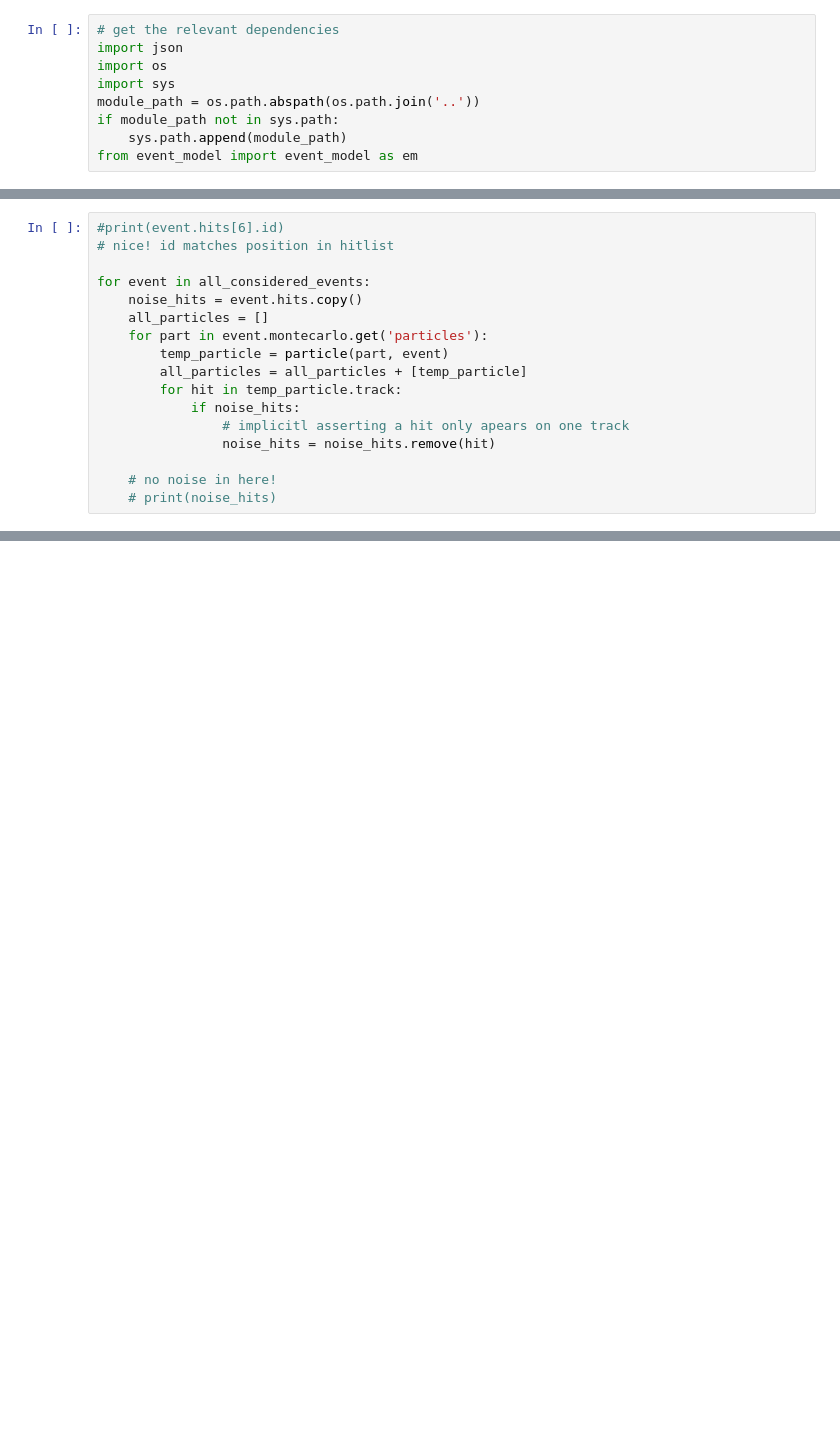
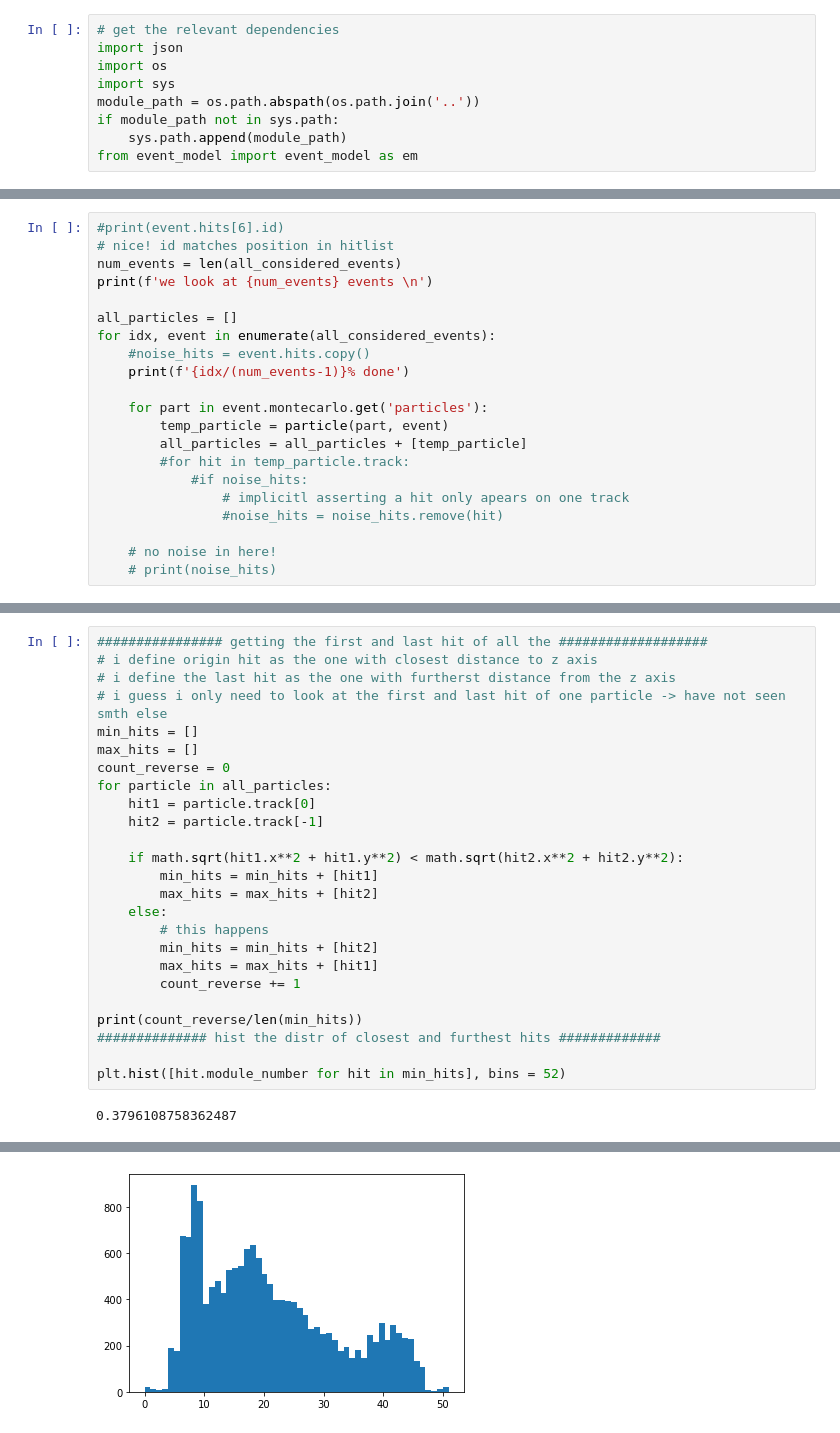
Before and after one commit to ctelloordonez/velopix_tracking-master, a Jupyter notebook: data_analysis/data_analysis.ipynb, the cells around one changed output, grey strips where cells are left out. Saved outputs shown, nothing was run; the diff lists cells and outputs as text; blank space fills up the shorter version.

```diff
--- a/data_analysis/data_analysis.ipynb
+++ b/data_analysis/data_analysis.ipynb
@@ -56,17 +69,21 @@ class particle(object):
 # %%
 #print(event.hits[6].id)
 # nice! id matches position in hitlist
+num_events = len(all_considered_events)
+print(f'we look at {num_events} events \n')
 
-for event in all_considered_events:
-    noise_hits = event.hits.copy()
-    all_particles = []
+all_particles = []
+for idx, event in enumerate(all_considered_events):
+    #noise_hits = event.hits.copy()
+    print(f'{idx/(num_events-1)}% done')
+
     for part in event.montecarlo.get('particles'):
         temp_particle = particle(part, event)
         all_particles = all_particles + [temp_particle]
-        for hit in temp_particle.track:
-            if noise_hits:
+        #for hit in temp_particle.track:
+            #if noise_hits:
                 # implicitl asserting a hit only apears on one track
-                noise_hits = noise_hits.remove(hit)
+                #noise_hits = noise_hits.remove(hit)
 
     # no noise in here!
     # print(noise_hits)
@@ -95,0 +160,27 @@ AttributeError: module 'matplotlib.pyplot' has no attribute 'histogram'
+# %%
+################ getting the first and last hit of all the ###################
+# i define origin hit as the one with closest distance to z axis
+# i define the last hit as the one with furtherst distance from the z axis
+# i guess i only need to look at the first and last hit of one particle -> have not seen smth else
+min_hits = []
+max_hits = []
+count_reverse = 0
+for particle in all_particles:
+    hit1 = particle.track[0]
+    hit2 = particle.track[-1]
+
+    if math.sqrt(hit1.x**2 + hit1.y**2) < math.sqrt(hit2.x**2 + hit2.y**2):
+        min_hits = min_hits + [hit1]
+        max_hits = max_hits + [hit2]
+    else:
+        # this happens
+        min_hits = min_hits + [hit2]
+        max_hits = max_hits + [hit1]
+        count_reverse += 1
+
+print(count_reverse/len(min_hits))
+############## hist the distr of closest and furthest hits #############
+
+plt.hist([hit.module_number for hit in min_hits], bins = 52)
+# %% [output]
+0.3796108758362487
@@ -95,0 +204 @@ AttributeError: module 'matplotlib.pyplot' has no attribute 'histogram'
+[figure, added]
```
Also changed, not shown: parts of 17 cells of this notebook.
